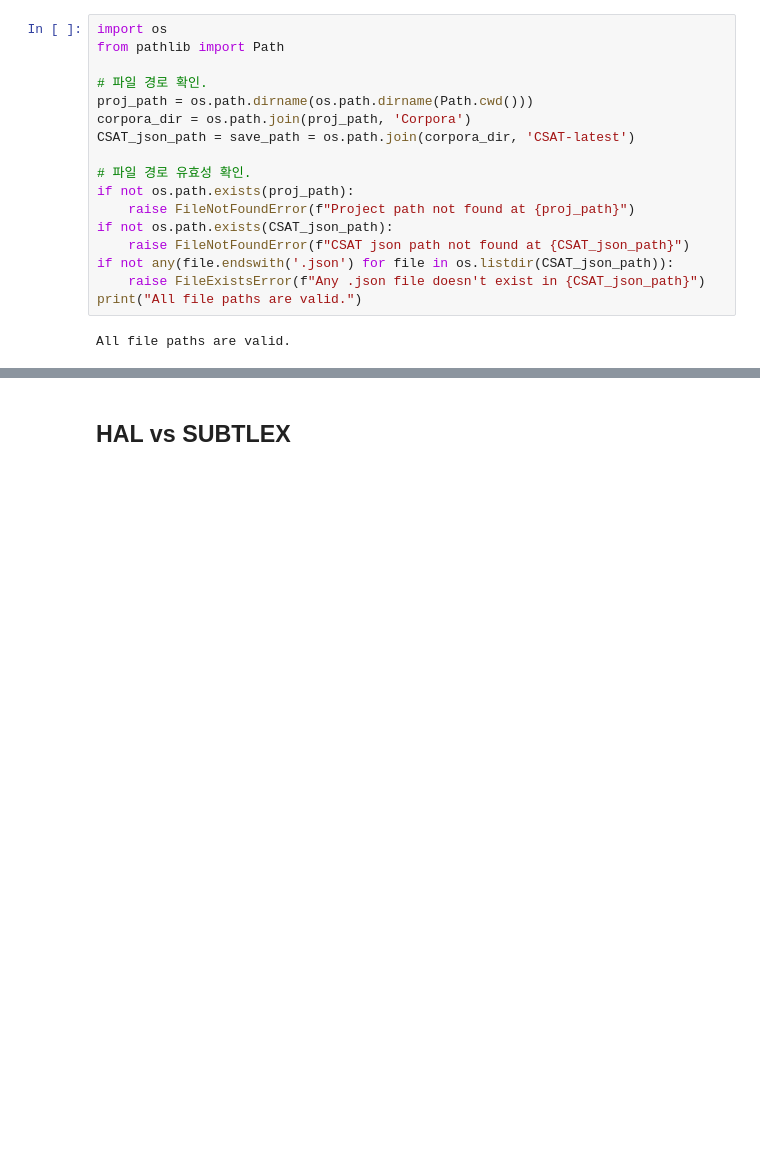
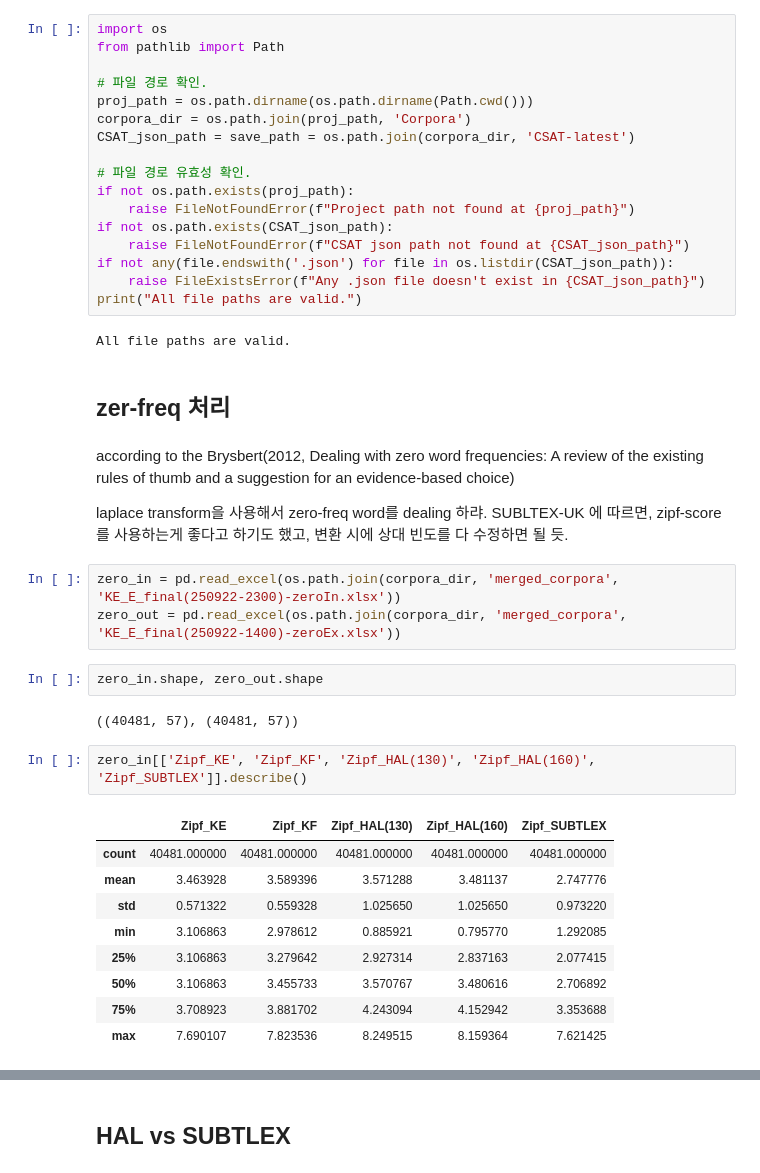
Before and after one commit to irregular6612/english-corpus-comparison, a Jupyter notebook: src/notebooks/correlation_analysis_example.ipynb, the cells around one changed output, grey strips where cells are left out. Drawn from its saved outputs; the diff is of its cells as text; blank space fills up the shorter version.

Commit message:
update metric-laplace transform revised

```diff
--- a/src/notebooks/correlation_analysis_example.ipynb
+++ b/src/notebooks/correlation_analysis_example.ipynb
@@ -227,3 +227,32 @@ if not any(file.endswith('.json') for file in os.listdir(CSAT_json_path)):
 print("All file paths are valid.")
 # %% [output]
 All file paths are valid.
+# %% [markdown]
+## zer-freq 처리
+# %% [markdown]
+according to the Brysbert(2012, Dealing with zero word frequencies: A review
+of the existing rules of thumb and a suggestion
+for an evidence-based choice)
+
+laplace transform을 사용해서 zero-freq word를 dealing 하랴.
+SUBLTEX-UK 에 따르면, zipf-score를 사용하는게 좋다고 하기도 했고,
+변환 시에 상대 빈도를 다 수정하면 될 듯.
+# %%
+zero_in = pd.read_excel(os.path.join(corpora_dir, 'merged_corpora', 'KE_E_final(250922-2300)-zeroIn.xlsx'))
+zero_out = pd.read_excel(os.path.join(corpora_dir, 'merged_corpora', 'KE_E_final(250922-1400)-zeroEx.xlsx'))
+# %%
+zero_in.shape, zero_out.shape
+# %% [output]
+((40481, 57), (40481, 57))
+# %%
+zero_in[['Zipf_KE', 'Zipf_KF', 'Zipf_HAL(130)', 'Zipf_HAL(160)', 'Zipf_SUBTLEX']].describe()
+# %% [output]
+|  | Zipf_KE | Zipf_KF | Zipf_HAL(130) | Zipf_HAL(160) | Zipf_SUBTLEX |
+| count | 40481.000000 | 40481.000000 | 40481.000000 | 40481.000000 | 40481.000000 |
+| mean | 3.463928 | 3.589396 | 3.571288 | 3.481137 | 2.747776 |
+| std | 0.571322 | 0.559328 | 1.025650 | 1.025650 | 0.973220 |
+| min | 3.106863 | 2.978612 | 0.885921 | 0.795770 | 1.292085 |
+| 25% | 3.106863 | 3.279642 | 2.927314 | 2.837163 | 2.077415 |
+| 50% | 3.106863 | 3.455733 | 3.570767 | 3.480616 | 2.706892 |
+| 75% | 3.708923 | 3.881702 | 4.243094 | 4.152942 | 3.353688 |
+| max | 7.690107 | 7.823536 | 8.249515 | 8.159364 | 7.621425 |
```
Also changed, not shown: parts of 10 cells of this notebook, 2 other files.
